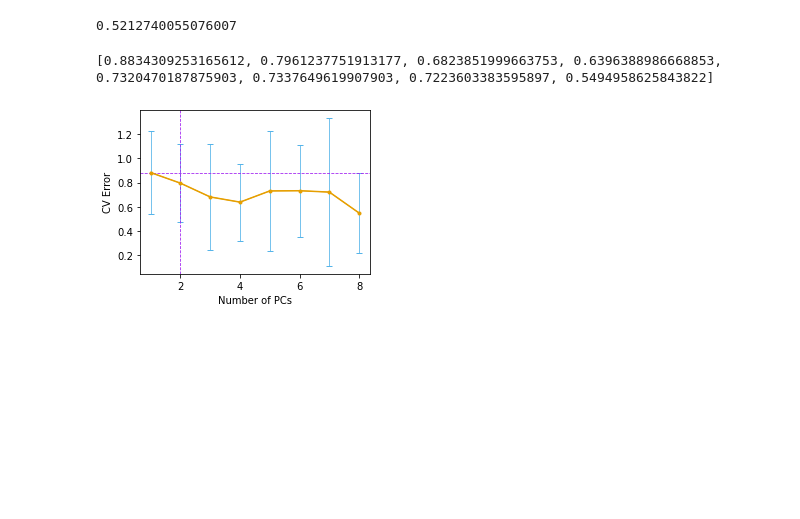
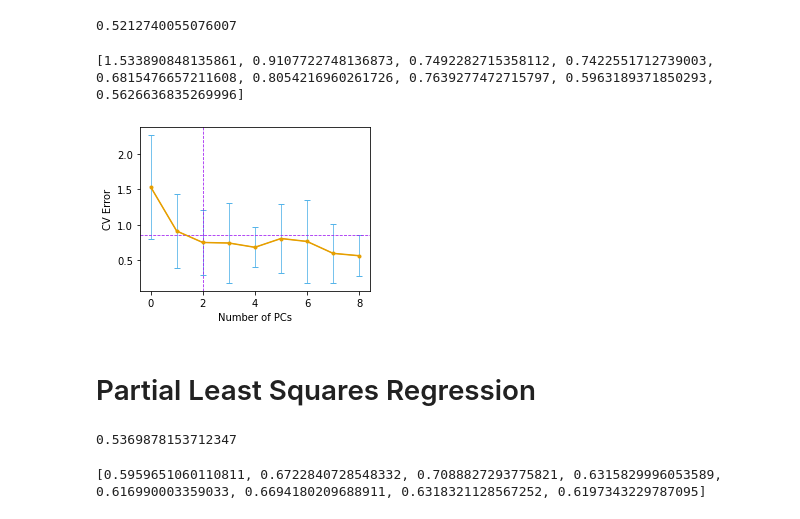
Before and after one commit to mpernow/ml-algos, a Jupyter notebook: mlalgos/example_notebooks/linear_regression.ipynb, the cells around one changed output. Saved outputs shown, nothing was run; the diff lists cells and outputs as text; code cells hidden in the pictures; blank space fills up the shorter version.

Commit message:
example for partial least squares

```diff
--- a/mlalgos/example_notebooks/linear_regression.ipynb
+++ b/mlalgos/example_notebooks/linear_regression.ipynb
@@ -337,4 +337,13 @@ for l in lambdas:
 
     cv_means_ridge.append(np.mean(errs))
     cv_stds_ridge.append(np.std(errs))
+
+dummy_model = DummyRegression()
+cv_splits = cross_validation_split(X_train, y_train, 10)
+dummy_errs = []
+for split in cv_splits:
+    dummy_model.fit(split['train']['X'], split['train']['y'])
+    dummy_errs.append(mean_squared_error(split['test']['y'], dummy_model.predict(split['test']['X'])))
+cv_means_ridge.insert(0, np.mean(dummy_errs))
+cv_stds_ridge.insert(0, np.std(dummy_errs))
 # %%
@@ -374,9 +383,9 @@ mean_squared_error(lasso.predict(X_test), y_test)
 # %%
 cv_means_lasso = []
 cv_stds_lasso = []
-lambdas = [0.680, 0.380, 0.309, 0.100, 0.044, 0.027, 0.012, 0.001]
+# lambdas = [0.680, 0.380, 0.309, 0.100, 0.044, 0.027, 0.012, 0.001]
 # lambdas = [0.680, 0.380, 0.209, 0.100, 0.044, 0.027, 0.012, 0.001]
-# lambdas = [0.63, 0.6, 0.45, 0.35, 0.3, 0.2, 0.1]
+lambdas = [5.0, 4.6, 3.45, 2.35, 1.3, 0.2, 0.1]
 t = []
 #lambdas = [65, 55, 45, 38, 31, 27, 20, 15, 9]
 for l in lambdas:
@@ -394,4 +403,14 @@ print(cv_means_lasso)
 cv_means_lasso = [x for _, x in sorted(zip(t, cv_means_lasso))]
 cv_stds_lasso = [x for _, x in sorted(zip(t, cv_stds_lasso))]
 t = sorted(t)
+
+dummy_model = DummyRegression()
+cv_splits = cross_validation_split(X_train, y_train, 10)
+dummy_errs = []
+for split in cv_splits:
+    dummy_model.fit(split['train']['X'], split['train']['y'])
+    dummy_errs.append(mean_squared_error(split['test']['y'], dummy_model.predict(split['test']['X'])))
+cv_means_lasso.insert(0, np.mean(dummy_errs))
+cv_stds_lasso.insert(0, np.std(dummy_errs))
+t.insert(0, 0.)
 # %% [output]
@@ -425,10 +444,54 @@ for k in ks:
     cv_means_pcr.append(np.mean(errs))
     cv_stds_pcr.append(np.std(errs))
 
+dummy_model = DummyRegression()
+cv_splits = cross_validation_split(X_train, y_train, 10)
+dummy_errs = []
+for split in cv_splits:
+    dummy_model.fit(split['train']['X'], split['train']['y'])
+    dummy_errs.append(mean_squared_error(split['test']['y'], dummy_model.predict(split['test']['X'])))
+cv_means_pcr.insert(0, np.mean(dummy_errs))
+cv_stds_pcr.insert(0, np.std(dummy_errs))
+
 print(cv_means_pcr)
 # %% [output]
-[0.8834309253165612, 0.7961237751913177, 0.6823851999663753, 0.6396388986668853, 0.7320470187875903, 0.7337649619907903, 0.7223603383595897, 0.5494958625843822]
+[1.533890848135861, 0.9107722748136873, 0.7492282715358112, 0.7422551712739003, 0.6815476657211608, 0.8054216960261726, 0.7639277472715797, 0.5963189371850293, 0.5626636835269996]
 # %%
-fig_pcr_skl = plot_cv_results(cv_means_pcr, cv_stds_pcr, list(range(1,9)), 'Number of PCs')
+fig_pcr_skl = plot_cv_results(cv_means_pcr, cv_stds_pcr, list(range(0,9)), 'Number of PCs')
 # %% [output]
-[figure, old version]
+[figure, new version]
+# %% [markdown]
+# Partial Least Squares Regression
+# %%
+pls = PartialLeastSquaresRegression(1)
+pls.fit(X_train, y_train)
+mean_squared_error(pls.predict(X_test), y_test)
+# %% [output]
+0.5369878153712347
+# %%
+cv_means_pls = []
+cv_stds_pls = []
+ks = range(1,9)
+for k in ks:
+    pls = PartialLeastSquaresRegression(k)
+    cv_splits = cross_validation_split(X_train, y_train, 10)
+    errs = []
+    for split in cv_splits:
+        pls.fit(split['train']['X'], split['train']['y'])
+        errs.append(mean_squared_error(split['test']['y'], pls.predict(split['test']['X'])))
+
+    cv_means_pls.append(np.mean(errs))
+    cv_stds_pls.append(np.std(errs))
+
+print(cv_means_pls)
+
+dummy_model = DummyRegression()
+cv_splits = cross_validation_split(X_train, y_train, 10)
+dummy_errs = []
+for split in cv_splits:
+    dummy_model.fit(split['train']['X'], split['train']['y'])
+    dummy_errs.append(mean_squared_error(split['test']['y'], dummy_model.predict(split['test']['X'])))
+cv_means_pls.insert(0, np.mean(dummy_errs))
+cv_stds_pls.insert(0, np.std(dummy_errs))
+# %% [output]
+[0.5959651060110811, 0.6722840728548332, 0.7088827293775821, 0.6315829996053589, 0.616990003359033, 0.6694180209688911, 0.6318321128567252, 0.6197343229787095]
```
Also changed, not shown: parts of 9 cells of this notebook.
